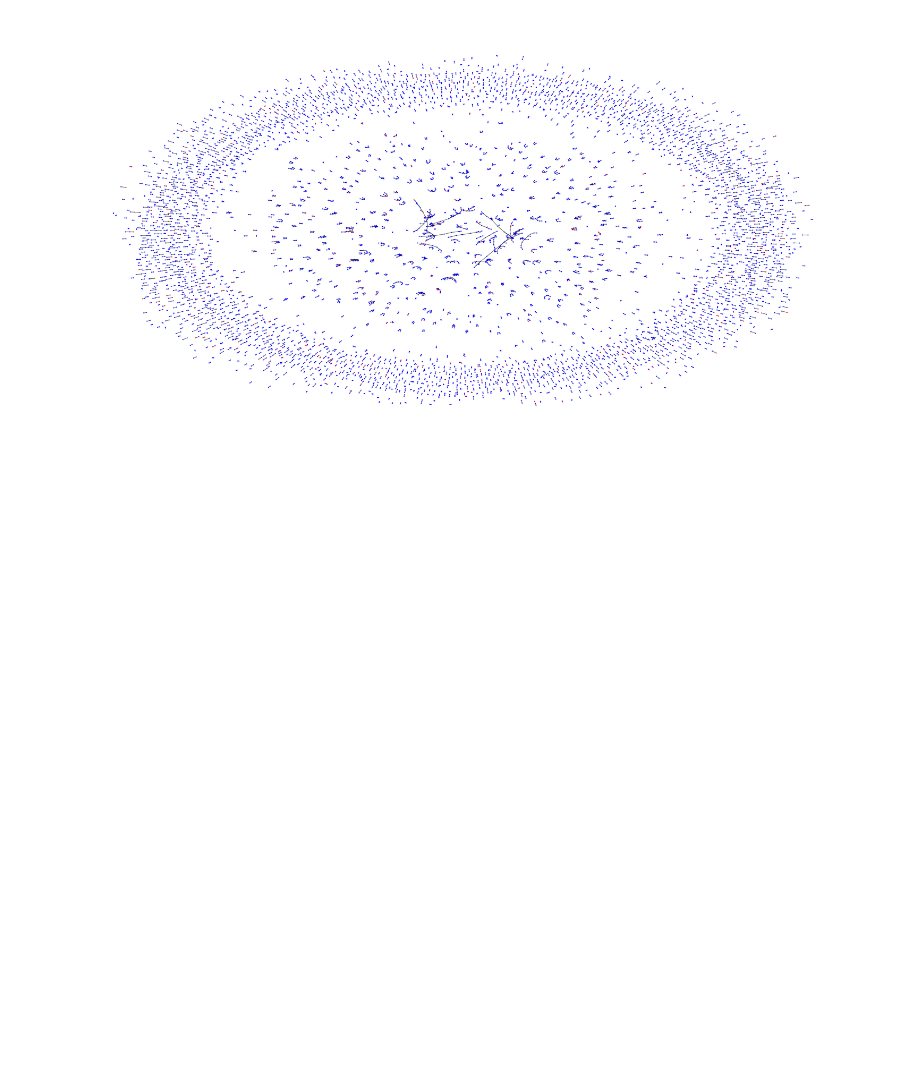
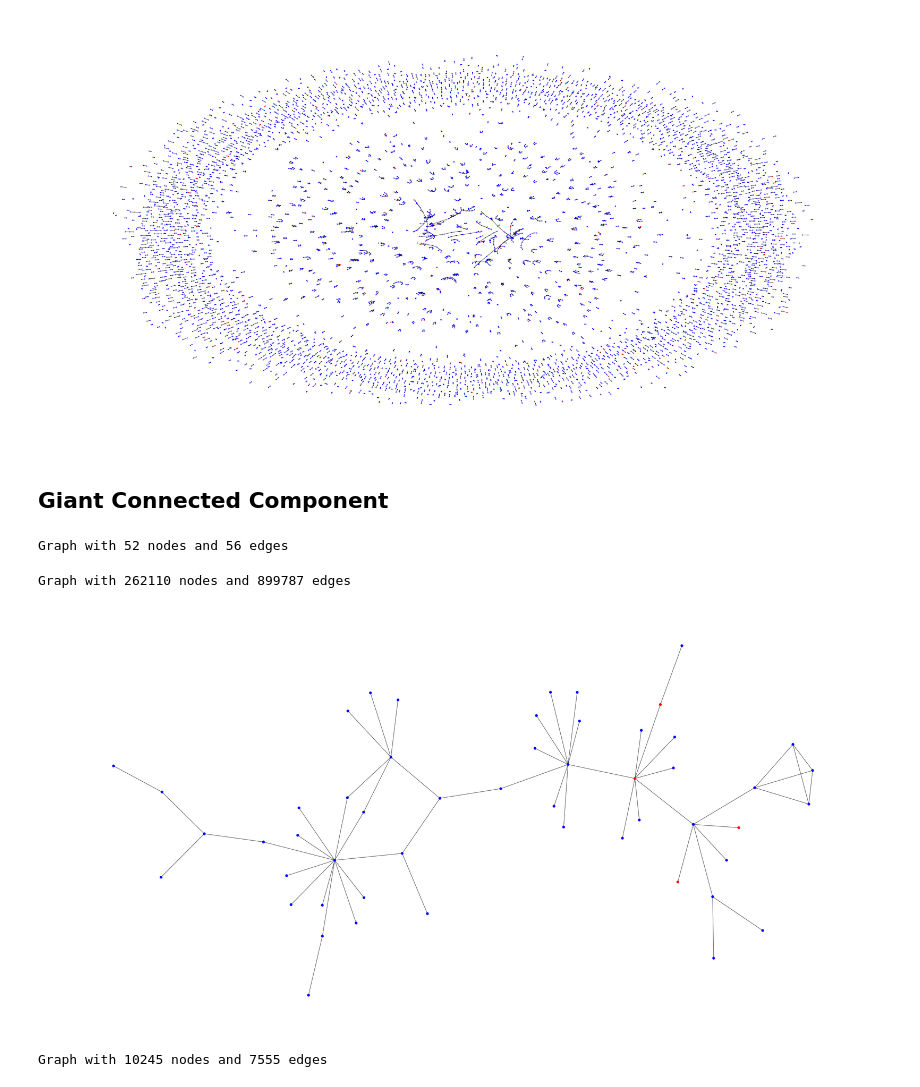
Before and after one commit to christinecho/Amazon-Copurchasing-Network, a Jupyter notebook: ORF387_Final_Project.ipynb, the cells around one changed output. Cells and saved outputs as stored; diff of their text form; code cells hidden in the pictures; blank space fills up the shorter version.

```diff
--- a/ORF387_Final_Project.ipynb
+++ b/ORF387_Final_Project.ipynb
@@ -235,3 +254,5 @@ fig = plt.figure(figsize=(40,20))
 nx.draw(g_dvds_videos, node_size=6, node_color=color_map)
 # %% [output]
 [figure]
+# %% [markdown]
+## Giant Connected Component
@@ -237,0 +262,23 @@ nx.draw(g_dvds_videos, node_size=6, node_color=color_map)
+# %%
+print(G0)
+# %% [output]
+Graph with 52 nodes and 56 edges
+# %%
+Gcc = sorted(nx.connected_components(g), key=len, reverse=True)
+G0 = g.subgraph(Gcc[0])
+# %%
+print(G0)
+# %% [output]
+Graph with 262110 nodes and 899787 edges
+# %%
+color_map = []
+for node in G0:
+    if node in videos.id:
+        color_map.append('red')
+    else:
+        color_map.append('blue')
+
+fig = plt.figure(figsize=(40,20))
+nx.draw_kamada_kawai(G0, node_size=70, node_color=color_map)
+# %% [output]
+[figure, added]
@@ -237,0 +287,4 @@ nx.draw(g_dvds_videos, node_size=6, node_color=color_map)
+# %%
+print(g_dvds_videos)
+# %% [output]
+Graph with 10245 nodes and 7555 edges
```
Also changed, not shown: parts of 6 cells of this notebook.
